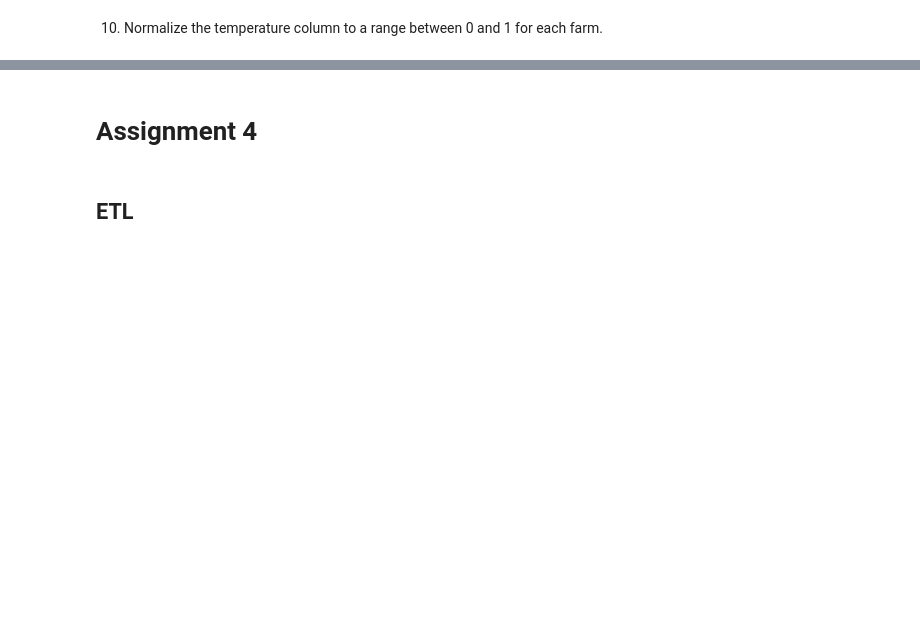
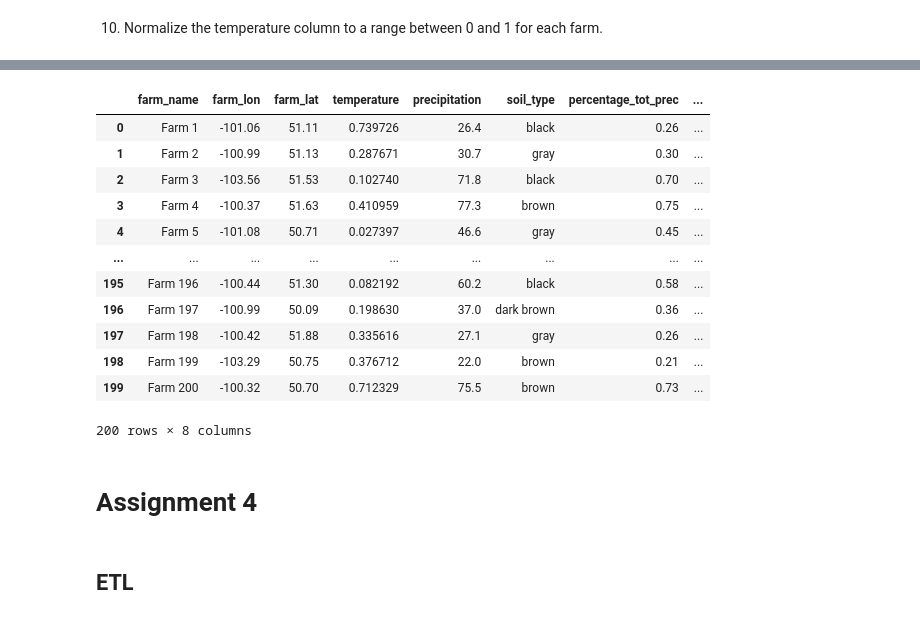
Before and after one commit to cboyda/AgTech, a Jupyter notebook: Assignments/Assinment_3&4.ipynb, the cells around one changed output, grey strips where cells are left out. Drawn from its saved outputs; the diff is of its cells as text; code cells hidden in the pictures; blank space fills up the shorter version.

```diff
--- a/Assignments/Assinment_3&4.ipynb
+++ b/Assignments/Assinment_3&4.ipynb
@@ -492,0 +572,18 @@ df.
+# %%
+## Your code here down
+# Calculate the minimum and maximum values of the 'temperature' column
+#min_temp = df['temperature'].min()
+#max_temp = df['temperature'].max()
+
+# Normalize the 'temperature' column to a range between 0 and 1
+#df['normalized_temperature'] = (df['temperature'] - min_temp) / (max_temp - min_temp)
+# preference would be to create normalized column and not lose original temperature data
+
+%pip install scikit-learn
+from sklearn.preprocessing import MinMaxScaler
+scaler = MinMaxScaler()
+df['temperature'] = scaler.fit_transform(df[['temperature']])
+
+## Your code here up
+df
+# %% [output]
@@ -493,3 +597,16 @@ df.
+|  | farm_name | farm_lon | farm_lat | temperature | precipitation | soil_type | percentage_tot_prec | ... |
+| 0 | Farm 1 | -101.06 | 51.11 | 0.739726 | 26.4 | black | 0.26 | ... |
+| 1 | Farm 2 | -100.99 | 51.13 | 0.287671 | 30.7 | gray | 0.30 | ... |
+| 2 | Farm 3 | -103.56 | 51.53 | 0.102740 | 71.8 | black | 0.70 | ... |
+| 3 | Farm 4 | -100.37 | 51.63 | 0.410959 | 77.3 | brown | 0.75 | ... |
+| 4 | Farm 5 | -101.08 | 50.71 | 0.027397 | 46.6 | gray | 0.45 | ... |
+| ... | ... | ... | ... | ... | ... | ... | ... | ... |
+| 195 | Farm 196 | -100.44 | 51.30 | 0.082192 | 60.2 | black | 0.58 | ... |
+| 196 | Farm 197 | -100.99 | 50.09 | 0.198630 | 37.0 | dark brown | 0.36 | ... |
+| 197 | Farm 198 | -100.42 | 51.88 | 0.335616 | 27.1 | gray | 0.26 | ... |
+| 198 | Farm 199 | -103.29 | 50.75 | 0.376712 | 22.0 | brown | 0.21 | ... |
+| 199 | Farm 200 | -100.32 | 50.70 | 0.712329 | 75.5 | brown | 0.73 | ... |
+200 rows × 8 columns
 # %% [markdown]
 # Assignment 4
 # %% [markdown]
```
Also changed, not shown: parts of 36 cells of this notebook.
